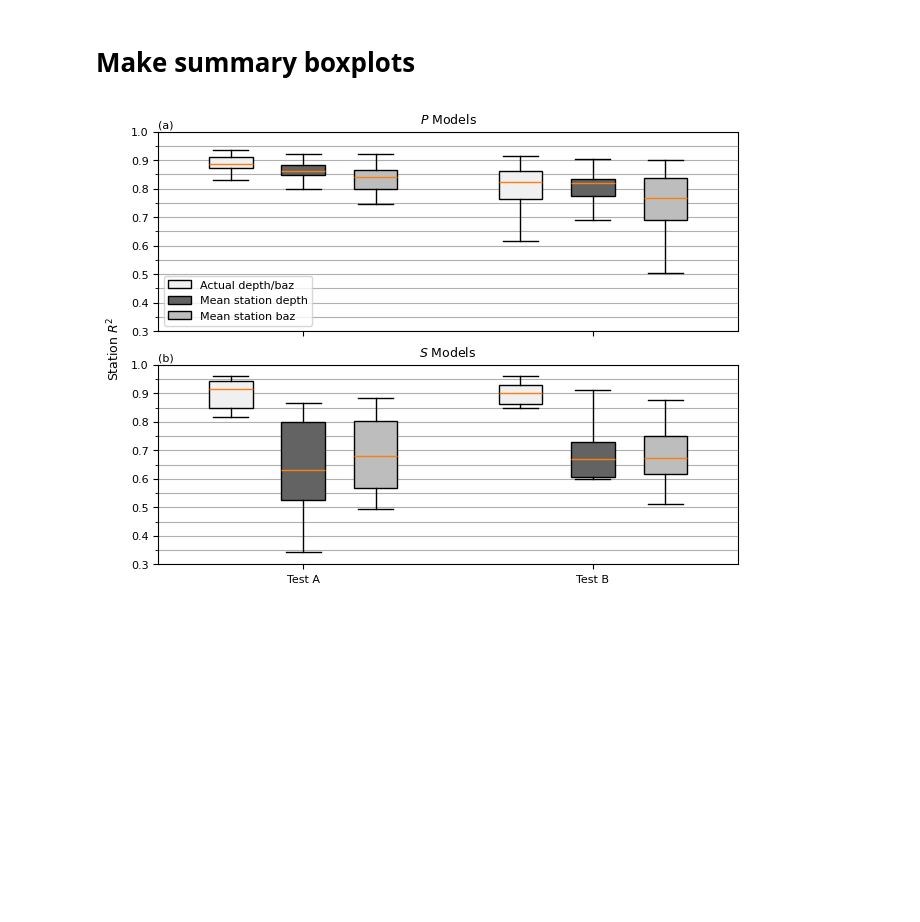
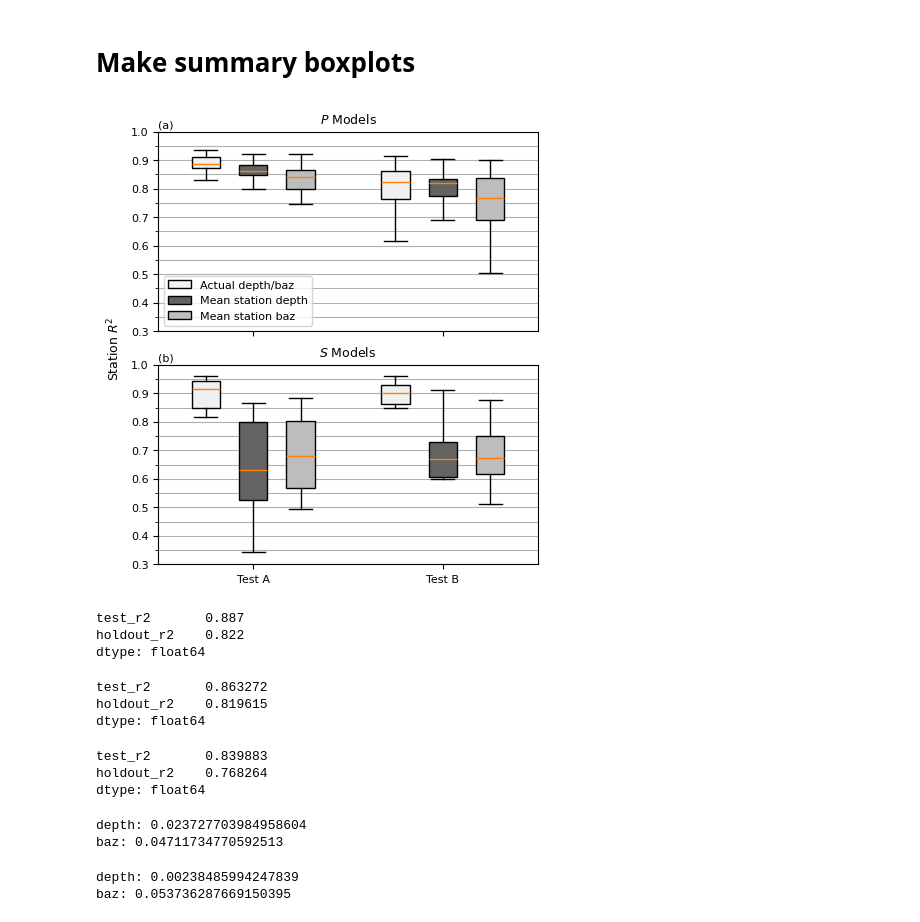
Before and after one commit to armstrong06/featmag, a Jupyter notebook: notebooks_results/examineDistanceCorrections.ipynb, the cells around one changed output. Cells and saved outputs as stored; diff of their text form; code cells hidden in the pictures; blank space fills up the shorter version.

```diff
--- a/notebooks_results/examineDistanceCorrections.ipynb
+++ b/notebooks_results/examineDistanceCorrections.ipynb
@@ -193,12 +193,43 @@ plotting.set_default_fontsizes()
 # %%
 plotting.r2_boxplots(boxplots_dict,
                      scatter_dict,
                      label_dict,
                      xtick_locs=[0, 1],
                      xlims=[-0.25, 1.75],
                      plot_train=False,
                      ylim=[0.3, 1.0],
                      legend_ax=0,
-                     savefigname='../figures/stationMeanDistFeaturesR2Boxplots.png')
+                     savefigname='../figures/stationMeanDistFeaturesR2Boxplots.png',
+                     figsize=(4.4, 4.8))
 # %% [output]
-[figure, old version]
+[figure, new version]
+# %%
+p_results[['test_r2', 'holdout_r2']].median()
+# %% [output]
+test_r2       0.887
+holdout_r2    0.822
+dtype: float64
+# %%
+p_depth_r2_df.median()
+# %% [output]
+test_r2       0.863272
+holdout_r2    0.819615
+dtype: float64
+# %%
+p_baz_r2_df.median()
+# %% [output]
+test_r2       0.839883
+holdout_r2    0.768264
+dtype: float64
+# %%
+print('depth:', p_results['test_r2'].median() - p_depth_r2_df['test_r2'].median())
+print('baz:', p_results['test_r2'].median() - p_baz_r2_df['test_r2'].median())
+# %% [output]
+depth: 0.023727703984958604
+baz: 0.04711734770592513
+# %%
+print('depth:', p_results['holdout_r2'].median() - p_depth_r2_df['holdout_r2'].median())
+print('baz:', p_results['holdout_r2'].median() - p_baz_r2_df['holdout_r2'].median())
+# %% [output]
+depth: 0.00238485994247839
+baz: 0.053736287669150395
```
Also changed, not shown: parts of 6 cells of this notebook, 1 other file.
